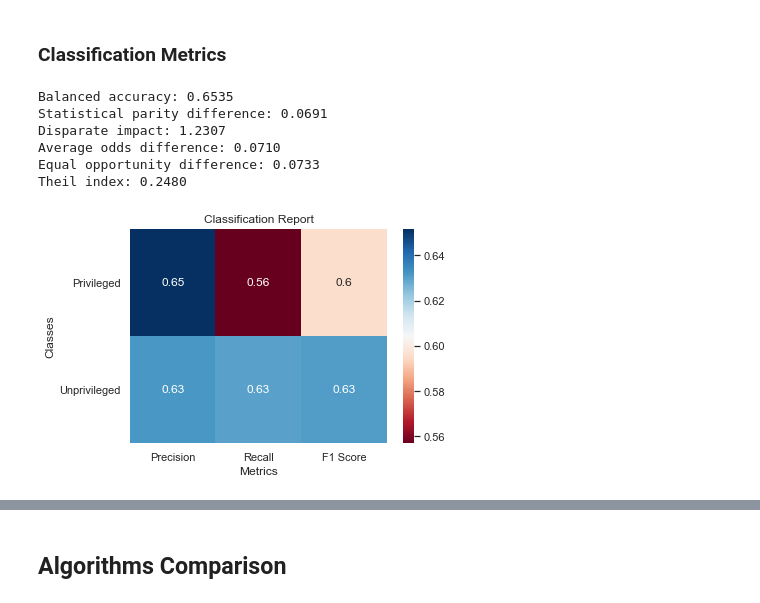
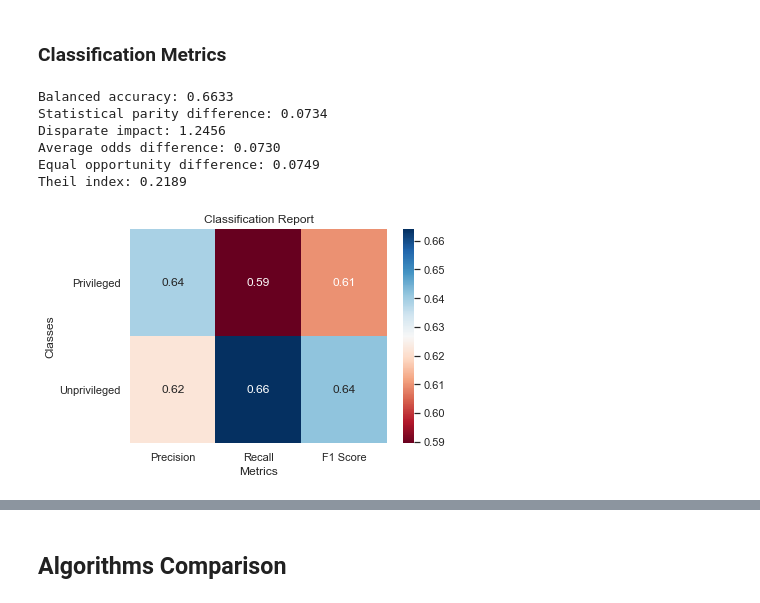
Before and after one commit to giordanoDaloisio/bias-mitigation-methods, a Jupyter notebook: Compas.ipynb, the cells around one changed output, grey strips where cells are left out. Saved outputs shown, nothing was run; the diff lists cells and outputs as text; code cells hidden in the pictures.

Commit message:
removed sex and race from compas dir

```diff
--- a/Compas.ipynb
+++ b/Compas.ipynb
@@ -527,7 +541,7 @@ Matplotlib is currently using agg, which is a non-GUI backend, so cannot show th
 [figure]
 # %%
 di = DisparateImpactRemover(sensitive_attribute='prob')
-dir_data = BinaryLabelDataset(df=df, label_names=['two_year_recid'], protected_attribute_names=['race','sex','prob'])
+dir_data = BinaryLabelDataset(df=df, label_names=['two_year_recid'], protected_attribute_names=['prob'])
 dir_data = di.fit_transform(dir_data)
 # %%
 df = dir_data.convert_to_dataframe()[0]
@@ -542,3 +556,6 @@ Matplotlib is currently using agg, which is a non-GUI backend, so cannot show th
+# %%
+df.loc[df['prob'].round(6) == 0.077834, 'prob'] = 1
+df.loc[df['prob'].round(6) != 1, 'prob'] = 0
 # %%
 sns.displot(data=df, x='priors_count', hue='prob', kind='kde', multiple='layer', fill=True)
 plt.show()
@@ -548,3 +565,7 @@ Matplotlib is currently using agg, which is a non-GUI backend, so cannot show th
 # %% [markdown]
 ### Dataset Metrics
+# %%
+prob_priv_group = [{'prob': 1}]
+prob_unpriv_group = [{'prob': 0}]
+dir_data = BinaryLabelDataset(df=df, label_names=['two_year_recid'], protected_attribute_names=['prob'])
 # %%
@@ -573,7 +595,7 @@ Matplotlib is currently using agg, which is a non-GUI backend, so cannot show th
 ## Reweighing + DIR
 # %%
 rw_dir_data = dir_data.copy()
-rw = Reweighing(unprivileged_group, privileged_group)
+rw = Reweighing(prob_unpriv_group, prob_priv_group)
 # %%
 rw_dir_data = rw.fit_transform(rw_dir_data)
 # %%
@@ -592,16 +614,17 @@ Statistical Parity = -0.0000
 # %% [markdown]
 ### Classification Metrics
 # %%
-rw_dir_score = classify(make_pipeline(StandardScaler(), LogisticRegression(class_weight='balanced', solver='liblinear')),
-                        rw_dir_data, sensitive_attributes=rw_dir_data.protected_attribute_names)
+rw_dir_score = classify(
+    make_pipeline(StandardScaler(), LogisticRegression(class_weight='balanced', solver='liblinear')),
+    rw_dir_data, priv_group=prob_priv_group, unpriv_group=prob_unpriv_group, sensitive_attributes=rw_dir_data.protected_attribute_names)
 # %% [output]
-Balanced accuracy: 0.6535
-Statistical parity difference: 0.0691
-Disparate impact: 1.2307
-Average odds difference: 0.0710
-Equal opportunity difference: 0.0733
-Theil index: 0.2480
+Balanced accuracy: 0.6633
+Statistical parity difference: 0.0734
+Disparate impact: 1.2456
+Average odds difference: 0.0730
+Equal opportunity difference: 0.0749
+Theil index: 0.2189
-[figure, old version]
+[figure, new version]
 # %%
 plot_metrics_comparison(class_metrics, rw_dir_score, 'Bias Dataset', 'Reweighed + DIR')
 plt.show()
```
Also changed, not shown: parts of 19 cells of this notebook, 2 other files.
